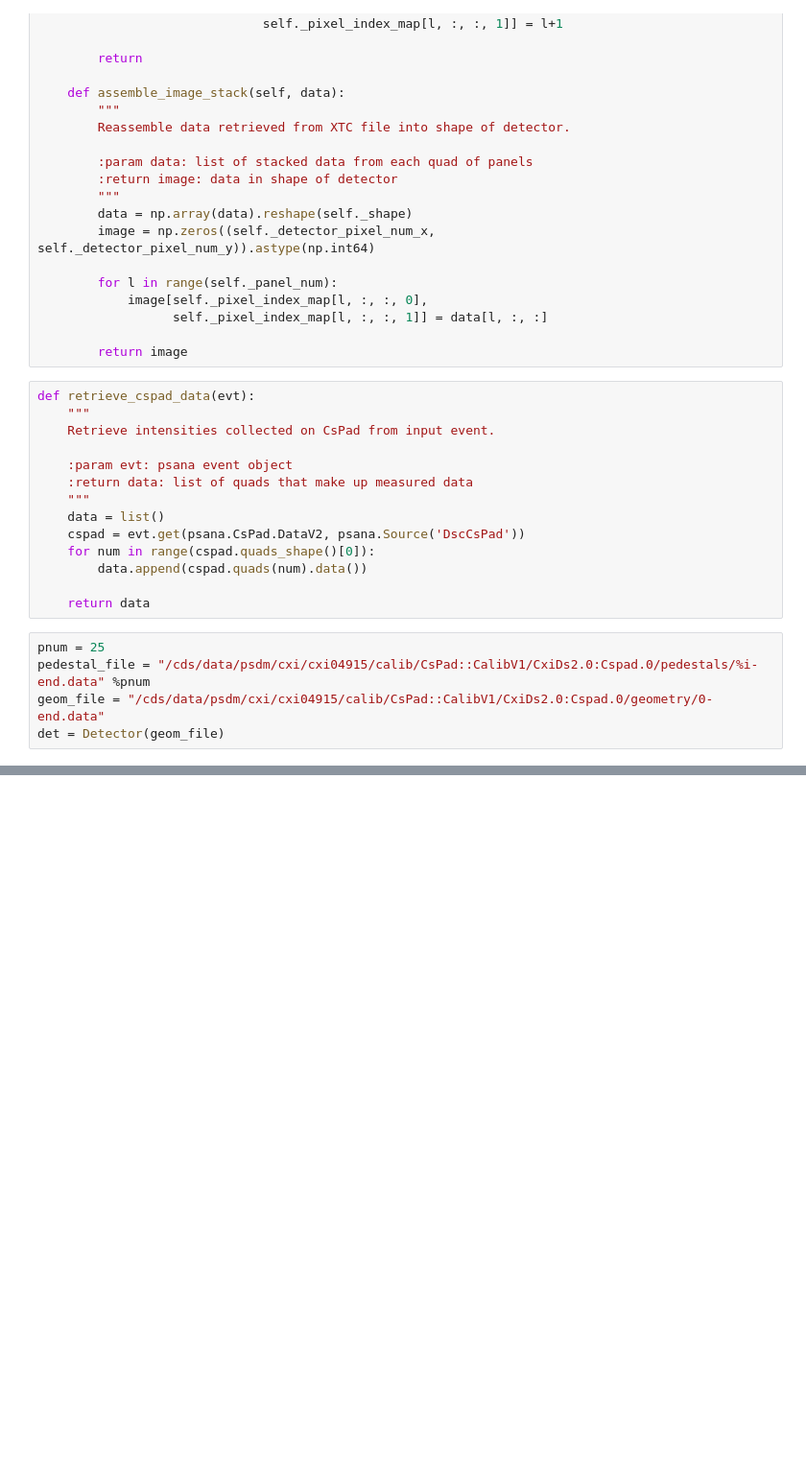
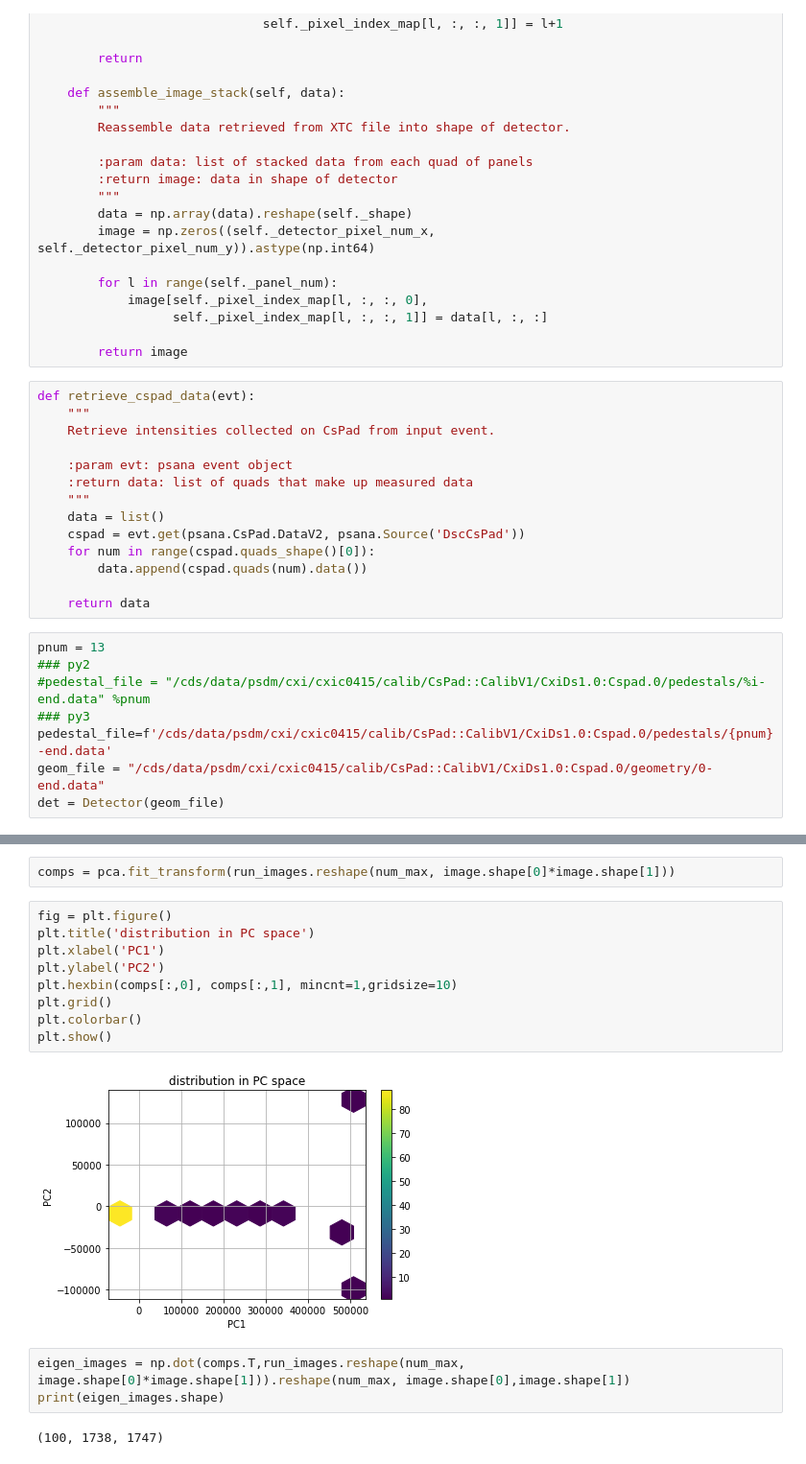
Before and after one commit to fredericpoitevin/lcls-run-digest, a Jupyter notebook: notebooks/WIP.ipynb, the cells around one changed output, grey strips where cells are left out. Shown at 96% size. Drawn from its saved outputs; the diff is of its cells as text; blank space fills up the shorter version.

```diff
--- a/notebooks/WIP.ipynb
+++ b/notebooks/WIP.ipynb
@@ -82,7 +82,10 @@ def retrieve_cspad_data(evt):
 
     return data
 # %%
-pnum = 25
-pedestal_file = "/cds/data/psdm/cxi/cxi04915/calib/CsPad::CalibV1/CxiDs2.0:Cspad.0/pedestals/%i-end.data" %pnum
-geom_file = "/cds/data/psdm/cxi/cxi04915/calib/CsPad::CalibV1/CxiDs2.0:Cspad.0/geometry/0-end.data"
+pnum = 13
+### py2
+#pedestal_file = "/cds/data/psdm/cxi/cxic0415/calib/CsPad::CalibV1/CxiDs1.0:Cspad.0/pedestals/%i-end.data" %pnum
+### py3
+pedestal_file=f'/cds/data/psdm/cxi/cxic0415/calib/CsPad::CalibV1/CxiDs1.0:Cspad.0/pedestals/{pnum}-end.data'
+geom_file = "/cds/data/psdm/cxi/cxic0415/calib/CsPad::CalibV1/CxiDs1.0:Cspad.0/geometry/0-end.data"
 det = Detector(geom_file)
@@ -129,0 +190,18 @@ Text(0,0.5,'Sample run')
+# %%
+comps = pca.fit_transform(run_images.reshape(num_max, image.shape[0]*image.shape[1]))
+# %%
+fig = plt.figure()
+plt.title('distribution in PC space')
+plt.xlabel('PC1')
+plt.ylabel('PC2')
+plt.hexbin(comps[:,0], comps[:,1], mincnt=1,gridsize=10)
+plt.grid()
+plt.colorbar()
+plt.show()
+# %% [output]
+[figure, added]
+# %%
+eigen_images = np.dot(comps.T,run_images.reshape(num_max, image.shape[0]*image.shape[1])).reshape(num_max, image.shape[0],image.shape[1])
+print(eigen_images.shape)
+# %% [output]
+(100, 1738, 1747)
```
Also changed, not shown: parts of 14 cells of this notebook.
